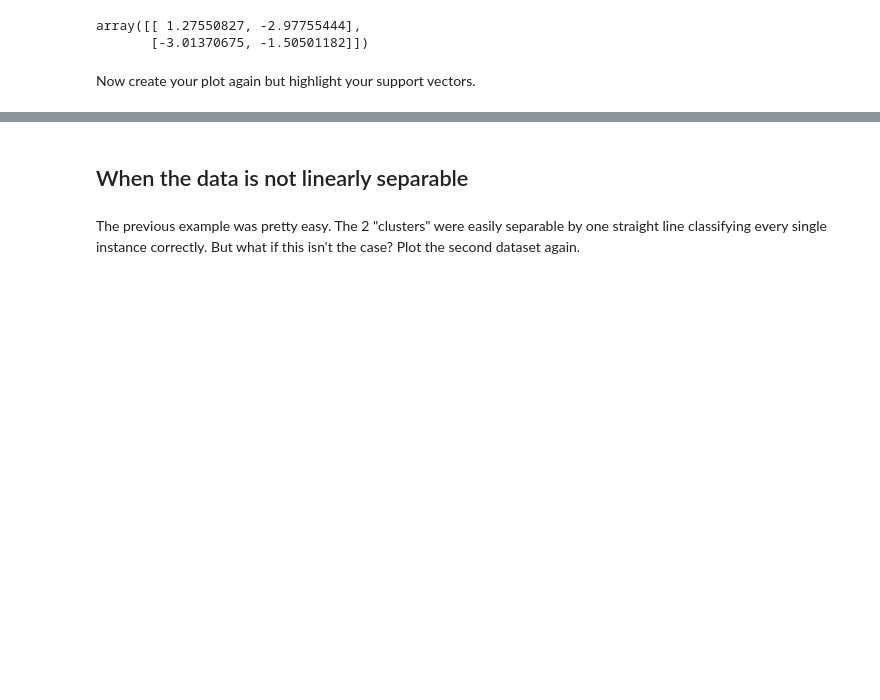
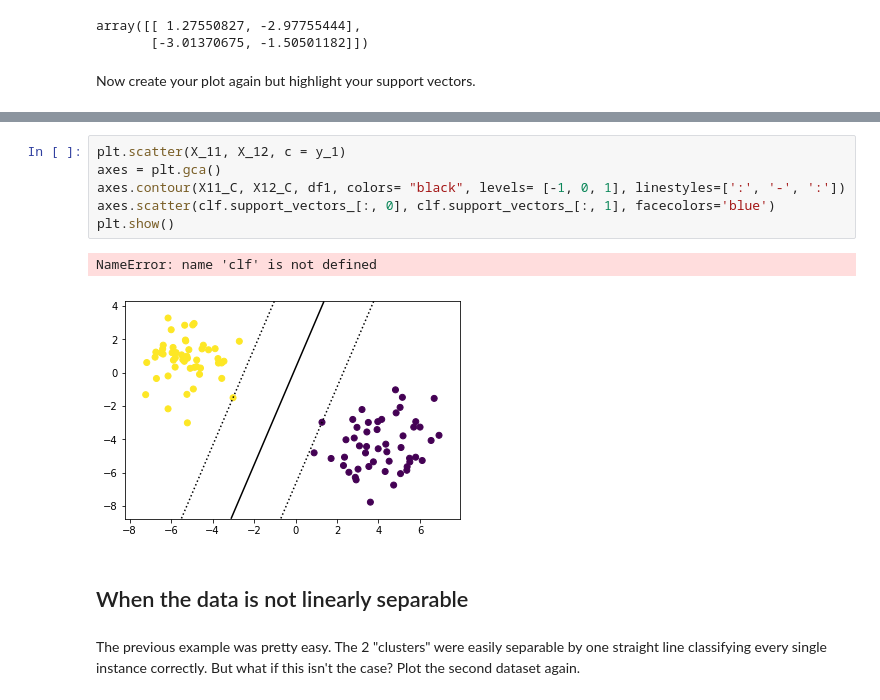
Before and after one commit to keita-dc/dsc-building-an-svm-using-scikit-learn-lab-dc-ds-060319, a Jupyter notebook: index.ipynb, the cells around one changed output, grey strips where cells are left out. Saved outputs shown, nothing was run; the diff lists cells and outputs as text; blank space fills up the shorter version.

```diff
--- a/index.ipynb
+++ b/index.ipynb
@@ -161,3 +157,12 @@ Now create your plot again but highlight your support vectors.
+# %%
+plt.scatter(X_11, X_12, c = y_1)
+axes = plt.gca()
+axes.contour(X11_C, X12_C, df1, colors= "black", levels= [-1, 0, 1], linestyles=[':', '-', ':'])
+axes.scatter(clf.support_vectors_[:, 0], clf.support_vectors_[:, 1], facecolors='blue')
+plt.show()
+# %% [output]
+NameError: name 'clf' is not defined
+[figure, added]
 # %% [markdown]
 ## When the data is not linearly separable
 # %% [markdown]
```
Also changed, not shown: parts of 1 cell of this notebook.
